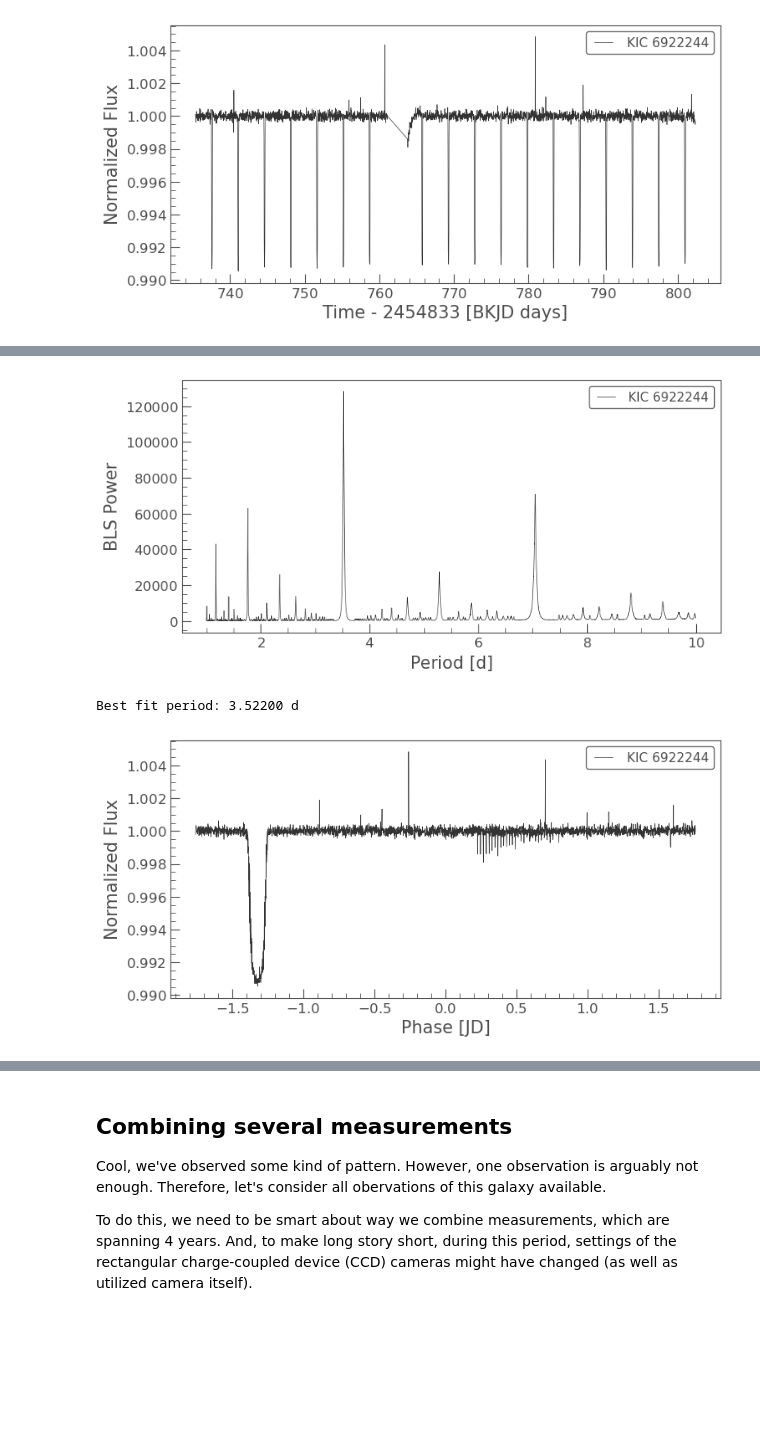
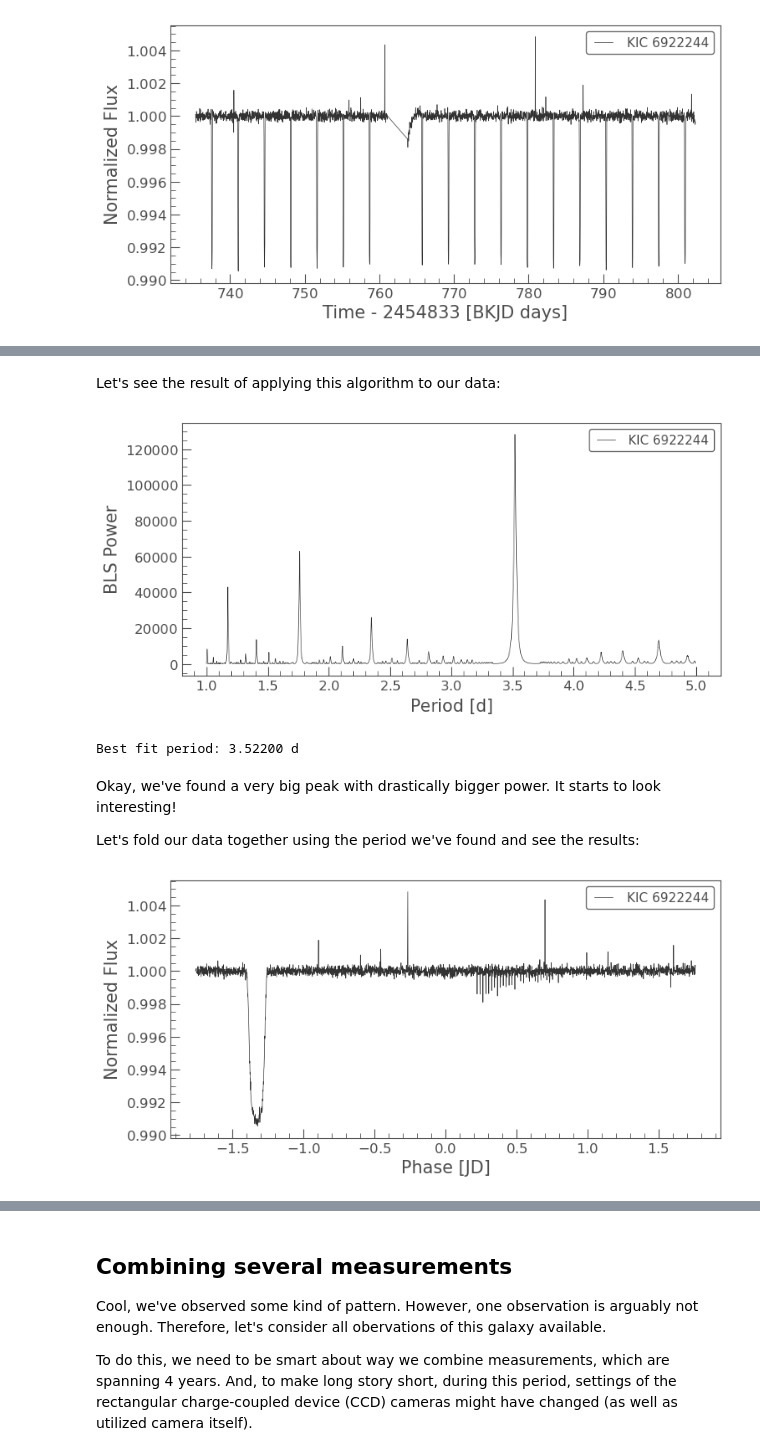
Before and after one commit to domrachev03/exoplanet_search, a Jupyter notebook: playground/01_planet_analysis_example.ipynb, the cells around one changed output, grey strips where cells are left out. Saved outputs shown, nothing was run; the diff lists cells and outputs as text; code cells hidden in the pictures; blank space fills up the shorter version.

```diff
--- a/playground/01_planet_analysis_example.ipynb
+++ b/playground/01_planet_analysis_example.ipynb
@@ -60,14 +97,20 @@ curve_flattened.plot();
+# %% [markdown]
+Let's see the result of applying this algorithm to our data:
 # %%
-periodogram = curve_flattened.to_periodogram(method="bls", period=np.arange(1, 10, 0.001))
+periodogram = curve_flattened.to_periodogram(method="bls", period=np.arange(1, 5, 0.001))
 periodogram.plot();
 # %% [output]
-[figure, old version]
+[figure, new version]
 # %%
 best_fit_period = periodogram.period_at_max_power
 print('Best fit period: {:.5f}'.format(best_fit_period))
 # %% [output]
 Best fit period: 3.52200 d
+# %% [markdown]
+Okay, we've found a very big peak with drastically bigger power. It starts to look interesting!
+
+Let's fold our data together using the period we've found and see the results:
 # %%
 curve_flattened.fold(best_fit_period).plot();
 # %% [output]
-[figure, old version]
+[figure, new version]
```
Also changed, not shown: parts of 10 cells of this notebook.
